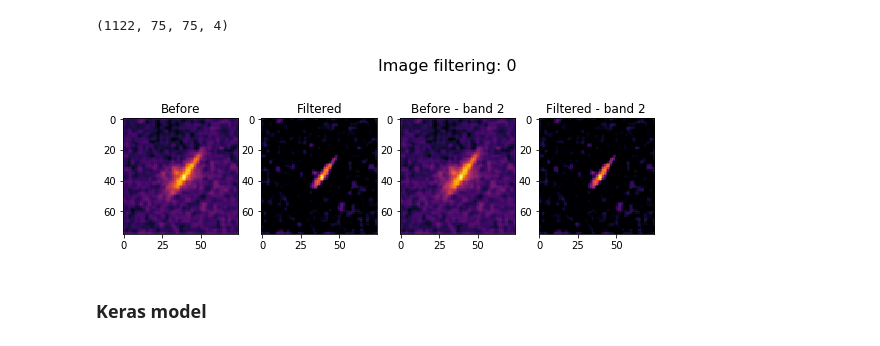
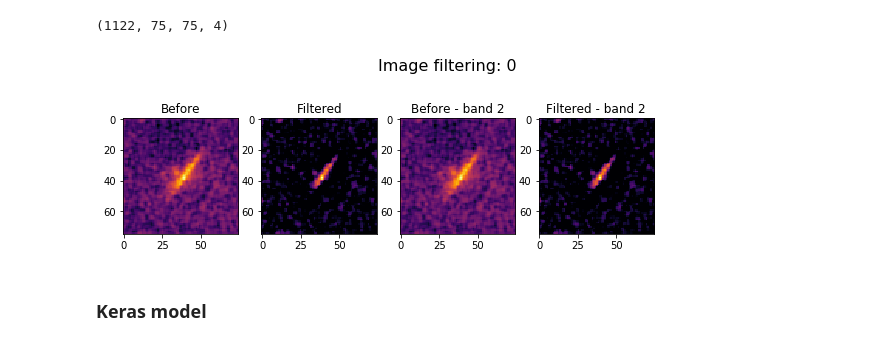
Before and after one commit to MarekKZielinski/Statoil-C-CORE-Iceberg-Classifier-Challenge, a Jupyter notebook: Iceberg-notebook.ipynb, the cells around one changed output. Drawn from its saved outputs; the diff is of its cells as text; code cells hidden in the pictures.

```diff
--- a/Iceberg-notebook.ipynb
+++ b/Iceberg-notebook.ipynb
@@ -175,4 +175,5 @@ plot_bands(2,cmap="inferno")
 # = to_categorical(train_df.loc[:,'is_iceberg'], num_classes=2)
 y = train_df.loc[:,'is_iceberg']
 y_angle = train_df.loc[:,['is_iceberg','inc_angle_f']]
+y_angle['index'] = y_angle.index
 #y_angle['band_3'] = pd.Series(band_3.tolist()).apply(np.array)
@@ -263,5 +284,9 @@ wd_list = []
 for i in range(X_val.shape[0]):
     wd_list.append(wavelet_denoising(X_val[i]))
 denoised_images_val = np.stack(wd_list,axis=0)
+wd_list = []
+for i in range(X.shape[0]):
+    wd_list.append(wavelet_denoising(X[i]))
+X_wavelet_denoised = np.stack(wd_list,axis=0)
 # %%
 index=7
@@ -383,6 +409,7 @@ Model training time: 0 minutes 52.8 seconds
 # %%
 new_images = model_denoise.predict(X_train_sample, verbose=1)
 new_images_val = model_denoise.predict(X_val, verbose=1)
+X_nn_denoised = model_denoise.predict(X, verbose=1)
 # %% [output]
 1122/1122 [==============================] - 0s
 # %%
@@ -425,6 +453,7 @@ def img_filtering(img):
 # %%
 base_images = new_images
 base_images_val = new_images_val
+base_images_all = X_nn_denoised
 f_list = []
 for i in range(base_images.shape[0]):
     f_list.append(img_filtering(base_images[i]))
@@ -433,30 +462,36 @@ f1_list=[]
 for i in range(base_images_val.shape[0]):
     f1_list.append(img_filtering(base_images_val[i]))
 filtered_images_val = np.stack(f1_list,axis=0)
+del(f_list)
+f_list=[]
+for i in range(base_images_all.shape[0]):
+    f_list.append(img_filtering(base_images_all[i]))
+X_filtered = np.stack(f_list,axis=0)
 # %%
 filtered_images.shape
 # %% [output]
 (1122, 75, 75, 4)
 # %%
 index=7
+original_index = y_train_sample.iloc[index].name
 cmap="inferno"
 fig = plt.figure(figsize=(12,6))
 fig.suptitle("Image filtering: %x" % (train_df.loc[index,'is_iceberg']), fontsize=16)
 ax1 = fig.add_subplot(251)
 ax1.set_title("Before")
 ax1.imshow(base_images[index][:,:,0], cmap=cmap)
 ax2 = fig.add_subplot(252)
 ax2.set_title("Filtered")
-ax2.imshow(filtered_images[index][:,:,0], cmap=cmap)
+ax2.imshow(X_filtered[original_index][:,:,0], cmap=cmap)
 ax1 = fig.add_subplot(253)
 ax1.set_title("Before - band 2")
 ax1.imshow(base_images[index][:,:,0], cmap=cmap)
 ax2 = fig.add_subplot(254)
 ax2.set_title("Filtered - band 2")
-ax2.imshow(filtered_images[index][:,:,0], cmap=cmap)
+ax2.imshow(X_filtered[original_index][:,:,0], cmap=cmap)
 plt.show()
 # %% [output]
-[figure, old version]
+[figure, new version]
 # %% [markdown]
 ### Keras model
 # %%
```
Also changed, not shown: parts of 18 cells of this notebook, 2 other files.
